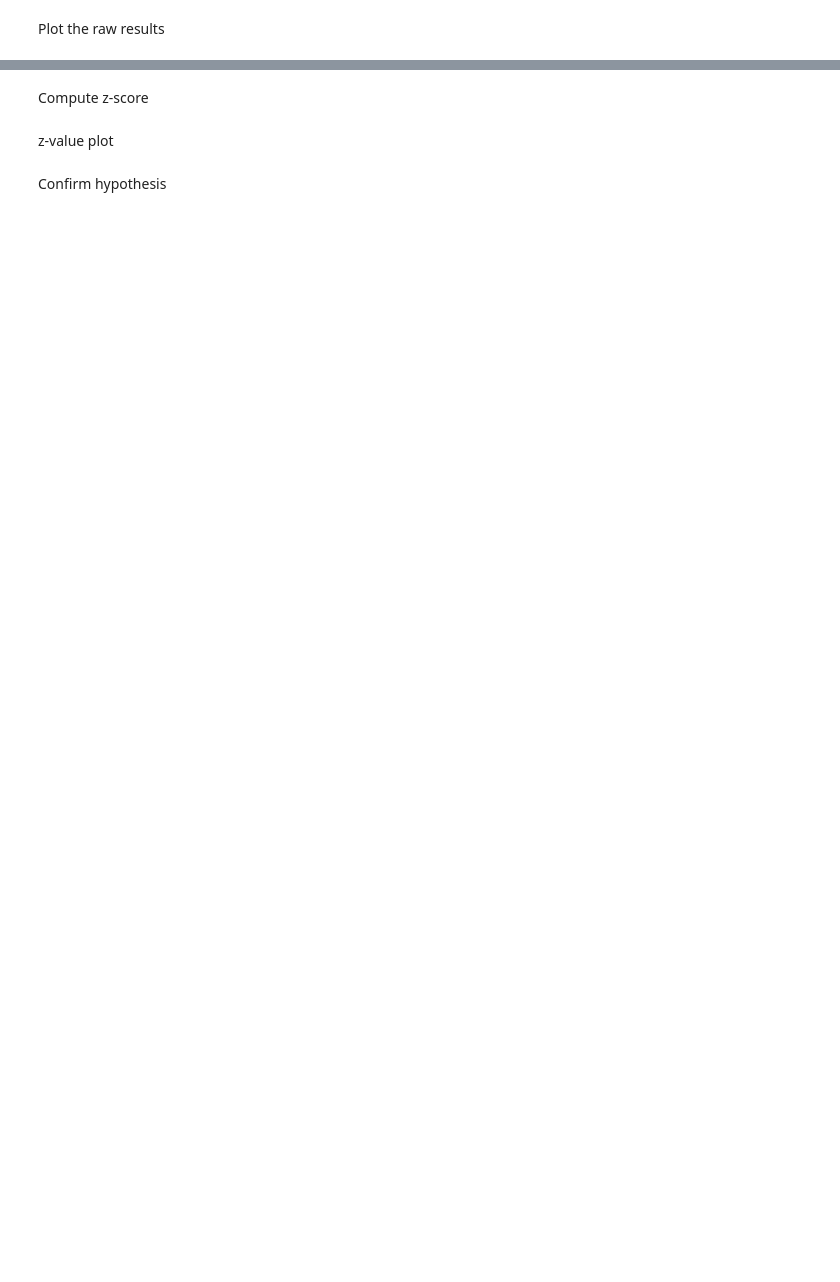
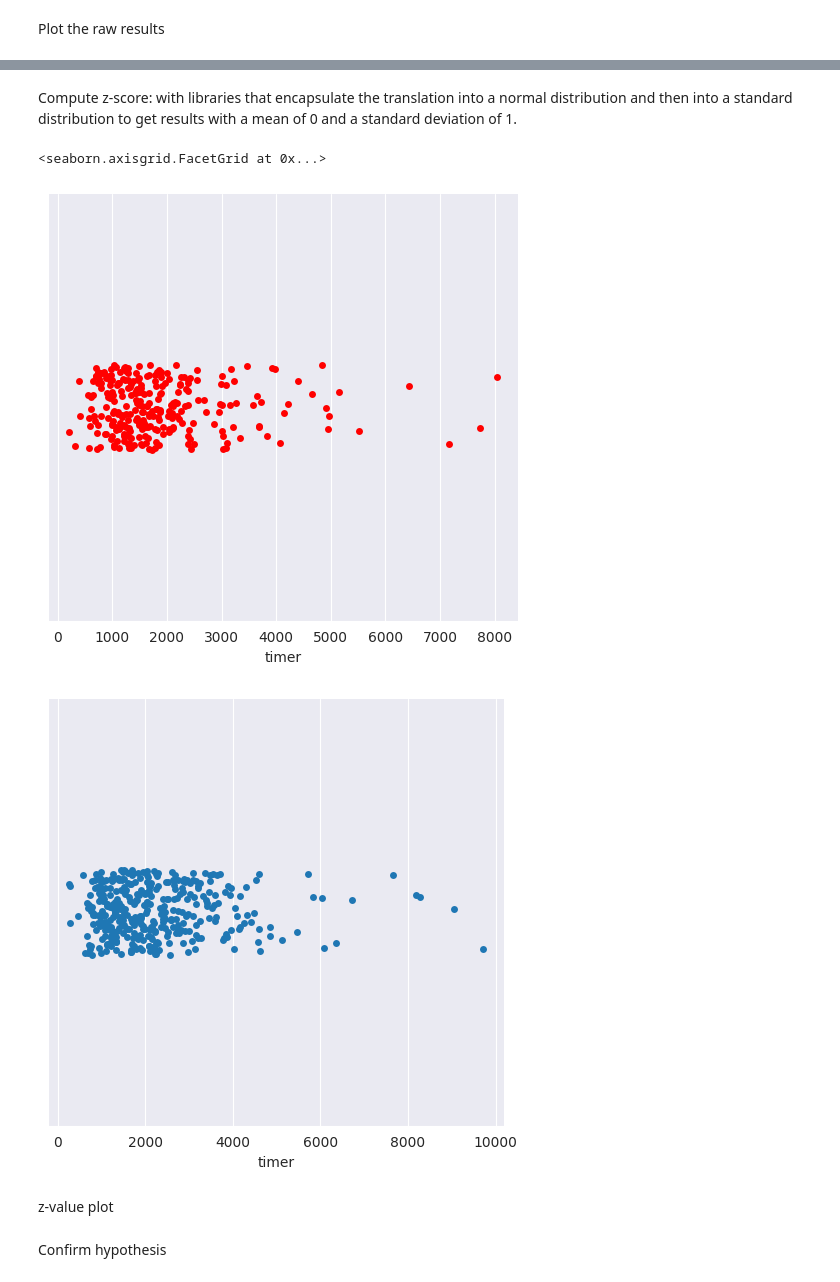
Before and after one commit to Giulio2002/Experimentation-and-Evaluation-1, a Jupyter notebook: assignment-2/display.ipynb, the cells around one changed output, grey strips where cells are left out. Drawn from its saved outputs; the diff is of its cells as text; code cells hidden in the pictures; blank space fills up the shorter version.

```diff
--- a/assignment-2/display.ipynb
+++ b/assignment-2/display.ipynb
@@ -19,10 +67,58 @@ plt.show()
 # %% [markdown]
-Compute z-score
+Compute z-score: with libraries that encapsulate the translation into a normal distribution and then into a standard distribution to get results with a mean of 0 and a standard deviation of 1.
 # %%
-cr_mean = np.nanmean(df.CreditScore.values.tolist())
-cr_std = np.nanstd(df.CreditScore.values.tolist())
-print("Mean Credit Score is: ", cr_mean)
-print("Std Credit Score is: ", cr_std)
+# question [24, 33] many words
+KEBAB_SHORT = [4, 8, 10, 11, 12]
+CAMEL_SHORT = [5, 6, 7, 9, 13]
+KEBAB_MEDIUM = [18, 20, 21, 22]
+CAMEL_MEDIUM = [14, 15, 16, 17, 19, 23]
+KEBAB_LONG = [29, 30, 32, 33]
+CAMEL_LONG = [24, 25, 26, 27, 28, 31]
+
+many_words_kebab = pd.DataFrame()
+for i in KEBAB_SHORT + KEBAB_MEDIUM + KEBAB_LONG:
+    # for i in [29, 30, 32, 33]:
+    if many_words_kebab is None:
+        many_words_kebab = cluster_questions[f"question_{i}"]["df"]
+    else:
+        many_words_kebab = pd.concat(
+            [many_words_kebab, cluster_questions[f"question_{i}"]["df"]]
+        )
+
+# filter wrong values
+many_words_kebab = many_words_kebab[many_words_kebab["timer"] > 200]
+many_words_kebab = many_words_kebab[
+    many_words_kebab["wrongs"].apply(lambda x: len(x) == 0)
+]
+many_words_camel = pd.DataFrame()
+for i in CAMEL_SHORT + CAMEL_MEDIUM + CAMEL_LONG:
+    # for i in [24, 25, 26, 27, 28, 31]:
+    if many_words_camel is None:
+        many_words_camel = cluster_questions[f"question_{i}"]["df"]
+    else:
+        many_words_camel = pd.concat(
+            [many_words_camel, cluster_questions[f"question_{i}"]["df"]]
+        )
+
+many_words_camel = many_words_camel[many_words_camel["timer"] > 200]
+many_words_camel = many_words_camel[
+    many_words_camel["wrongs"].apply(lambda x: len(x) == 0)
+]
+
+times_q32 = many_words_kebab["timer"]
+times_q31 = many_words_camel["timer"]
+res_stat = st.ttest_ind(times_q32, times_q31)
+# print(res_stat)
+sns.catplot(data=many_words_kebab, x="timer", jitter=True, color="red")
+sns.catplot(data=many_words_camel, x="timer", jitter=True)
+# cr_mean = np.nanmean(df.CreditScore.values.tolist())
+# cr_std = np.nanstd(df.CreditScore.values.tolist())
+# print("Mean Credit Score is: ", cr_mean)
+# print("Std Credit Score is: ", cr_std)
+# %% [output]
+<seaborn.axisgrid.FacetGrid at 0x...>
+[figure, added]
+[figure, added]
 # %% [markdown]
 z-value plot
 # %% [markdown]
```
Also changed, not shown: parts of 6 cells of this notebook, 1 other file.
